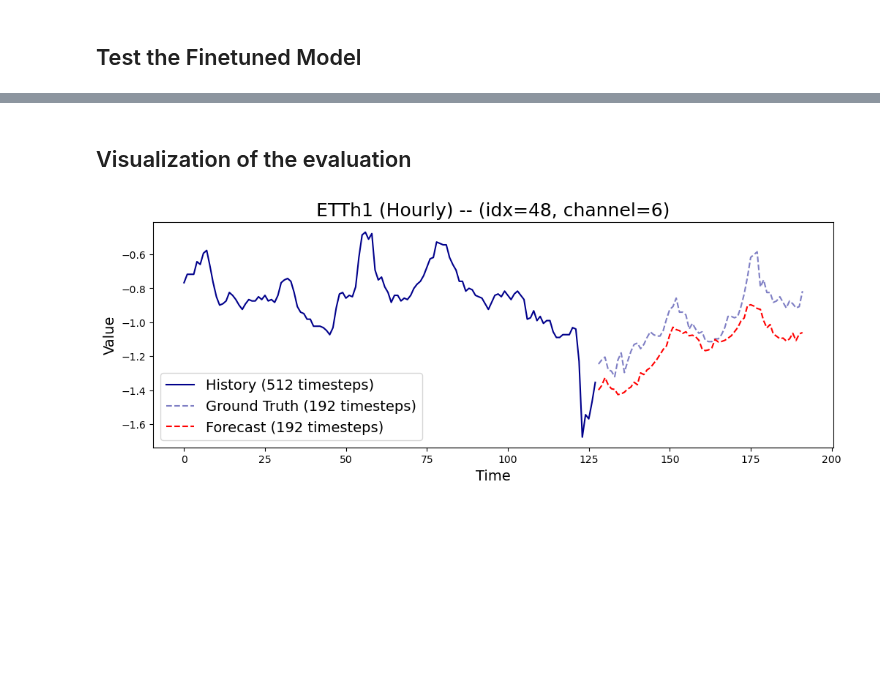
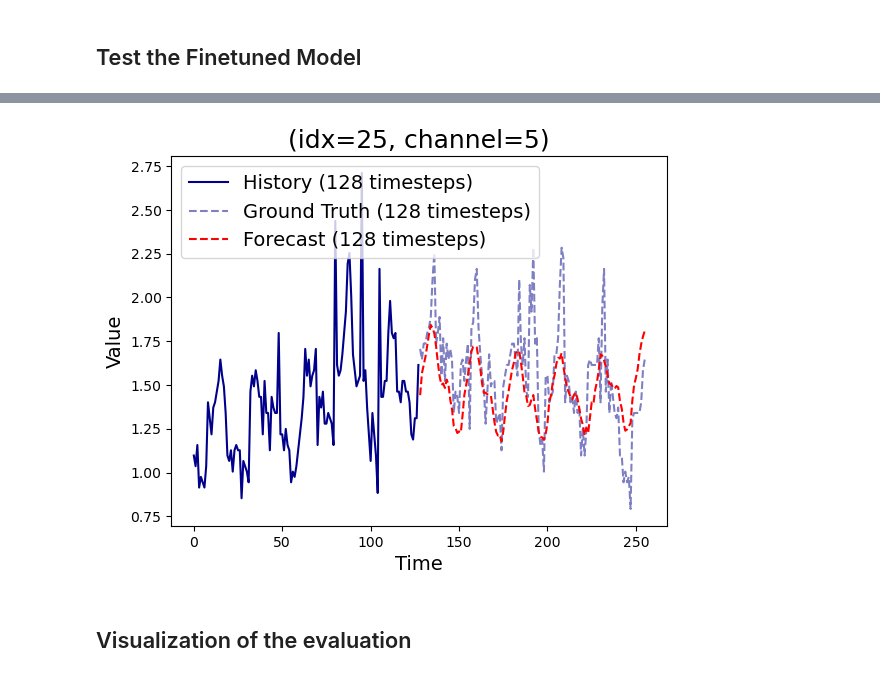
Before and after one commit to AdityaLab/Samay, a Jupyter notebook: example/timesfm.ipynb, the cells around one changed output, grey strips where cells are left out. Drawn from its saved outputs; the diff is of its cells as text; code cells hidden in the pictures; blank space fills up the shorter version.

```diff
--- a/example/timesfm.ipynb
+++ b/example/timesfm.ipynb
@@ -91,6 +91,7 @@ Epoch 9, Loss: 2.629601684809217
 # %% [markdown]
 ## Test the Finetuned Model
 # %%
-avg_loss, trues, preds, histories = tfm.evaluate(val_dataset)
-print("Validation loss:", avg_loss)
+# avg_loss, trues, preds, histories = tfm.evaluate(val_dataset)
+# print("Validation loss:", avg_loss)
+tfm.plot(val_dataset)
 # %% [output]
@@ -98,35 +98,34 @@ Validation loss: 0.41851604012427507
+[figure, added]
 # %% [markdown]
 ## Visualization of the evaluation
 # %%
-import matplotlib.pyplot as plt
+# import matplotlib.pyplot as plt
 
-# Pick a random channel and time index
-trues = np.array(trues)
-preds = np.array(preds)
-histories = np.array(histories)
-channel_idx = np.random.randint(0, trues.shape[1])
-time_index = np.random.randint(0, trues.shape[0])
+# # Pick a random channel and time index
+# trues = np.array(trues)
+# preds = np.array(preds)
+# histories = np.array(histories)
+# channel_idx = np.random.randint(0, trues.shape[1])
+# time_index = np.random.randint(0, trues.shape[0])
 
-history = histories[time_index, channel_idx, :]
-true = trues[time_index, channel_idx, :]
-pred = preds[time_index, channel_idx, :]
+# history = histories[time_index, channel_idx, :]
+# true = trues[time_index, channel_idx, :]
+# pred = preds[time_index, channel_idx, :]
 
-plt.figure(figsize=(12, 4))
+# plt.figure(figsize=(12, 4))
 
-# Plotting the first time series from history
-plt.plot(range(len(history)), history, label='History (512 timesteps)', c='darkblue')
+# # Plotting the first time series from history
+# plt.plot(range(len(history)), history, label='History (512 timesteps)', c='darkblue')
 
-# Plotting ground truth and prediction
-num_forecasts = len(true)
+# # Plotting ground truth and prediction
+# num_forecasts = len(true)
 
-offset = len(history)
-plt.plot(range(offset, offset + len(true)), true, label='Ground Truth (192 timesteps)', color='darkblue', linestyle='--', alpha=0.5)
-plt.plot(range(offset, offset + len(pred)), pred, label='Forecast (192 timesteps)', color='red', linestyle='--')
+# offset = len(history)
+# plt.plot(range(offset, offset + len(true)), true, label='Ground Truth (192 timesteps)', color='darkblue', linestyle='--', alpha=0.5)
+# plt.plot(range(offset, offset + len(pred)), pred, label='Forecast (192 timesteps)', color='red', linestyle='--')
 
-plt.title(f"ETTh1 (Hourly) -- (idx={time_index}, channel={channel_idx})", fontsize=18)
-plt.xlabel('Time', fontsize=14)
-plt.ylabel('Value', fontsize=14)
-plt.legend(fontsize=14)
-plt.show()
+# plt.title(f"ETTh1 (Hourly) -- (idx={time_index}, channel={channel_idx})", fontsize=18)
+# plt.xlabel('Time', fontsize=14)
+# plt.ylabel('Value', fontsize=14)
+# plt.legend(fontsize=14)
+# plt.show()
-# %% [output]
-[figure, removed]
```
Also changed, not shown: parts of 3 cells of this notebook.
